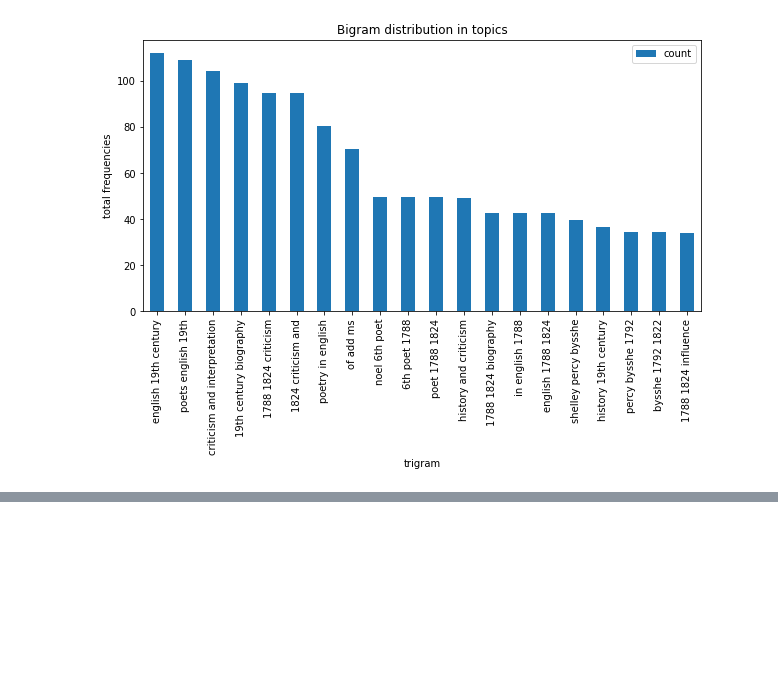
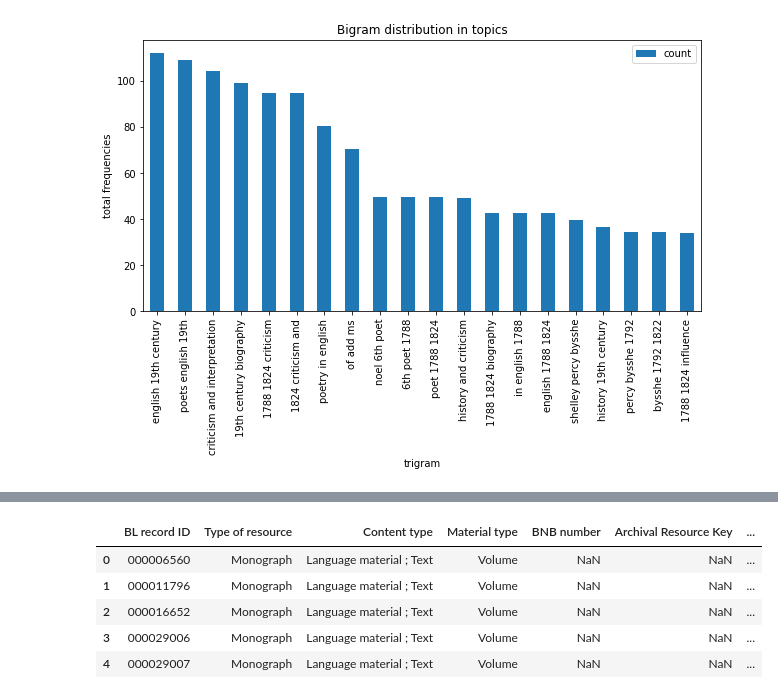
Before and after one commit to VictorPovazhuk/book, a Jupyter notebook: Distribution.ipynb, the cells around one changed output, grey strips where cells are left out. Cells and saved outputs as stored; diff of their text form; code cells hidden in the pictures; blank space fills up the shorter version.

```diff
--- a/Distribution.ipynb
+++ b/Distribution.ipynb
@@ -245,0 +243,2 @@ See the caveats in the documentation: https://pandas.pydata.org/pandas-docs/stab
+# %%
+df_rec = pd.read_csv('DATA/library/bnb/records.csv')
@@ -245,0 +261,4 @@ See the caveats in the documentation: https://pandas.pydata.org/pandas-docs/stab
+# %%
+pd.options.display.max_rows = 10
+# pd.options.display.max_columns = 3
+df_rec.loc[:, ['Genre', 'Title']]
@@ -245,0 +279,11 @@ See the caveats in the documentation: https://pandas.pydata.org/pandas-docs/stab
+# %%
+pd.options.display.max_columns = None
+pd.options.display.max_rows = None
+df_rec.iloc[0:5, 0:]
+# %% [output]
+|  | BL record ID | Type of resource | Content type | Material type | BNB number | Archival Resource Key | ... |
+| 0 | 000006560 | Monograph | Language material ; Text | Volume | NaN | NaN | ... |
+| 1 | 000011796 | Monograph | Language material ; Text | Volume | NaN | NaN | ... |
+| 2 | 000016652 | Monograph | Language material ; Text | Volume | NaN | NaN | ... |
+| 3 | 000029006 | Monograph | Language material ; Text | Volume | NaN | NaN | ... |
+| 4 | 000029007 | Monograph | Language material ; Text | Volume | NaN | NaN | ... |
```
Also changed, not shown: parts of 7 cells of this notebook, 1 other file.
